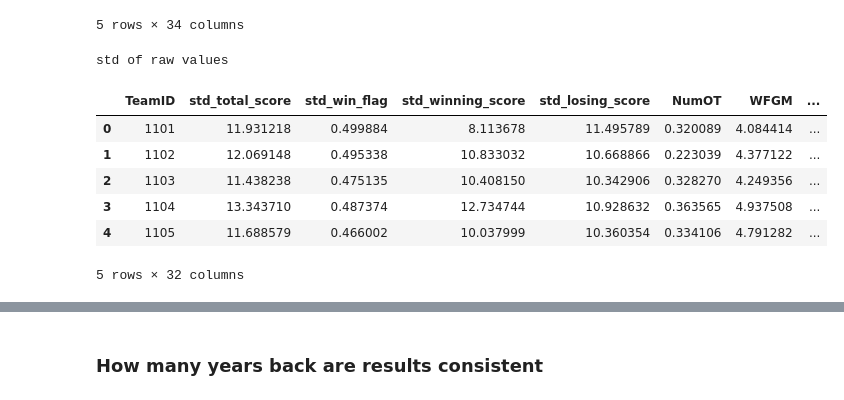
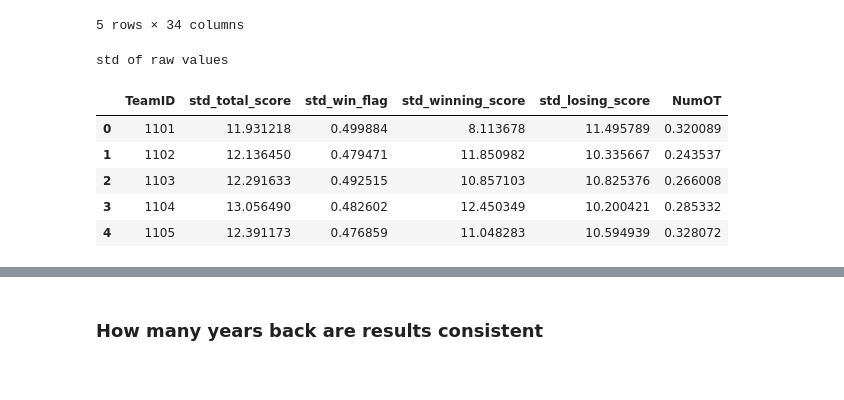
Before and after one commit to fantasy2fry/march-ml-madness-2025, a Jupyter notebook: src/sebislaw/EDA.ipynb, the cells around one changed output, grey strips where cells are left out. Saved outputs shown, nothing was run; the diff lists cells and outputs as text; code cells hidden in the pictures.

```diff
--- a/src/sebislaw/EDA Sebislaw.ipynb
+++ b/src/sebislaw/EDA.ipynb
@@ -880,41 +880,40 @@ losses_df['win_flag'] = 0
 # Concatenate wins and losses into a single DataFrame
 long_df = pd.concat([wins_df, losses_df], ignore_index=True)
 
 # Step 3: Compute standard deviation on raw game data for each team (ignoring Season)
 
 # Overall standard deviation of the score (from all games)
 std_total_score = long_df.groupby('TeamID')['Score'].std().reset_index().rename(columns={'Score': 'std_total_score'})
 
 # Standard deviation of win indicator (binary: 1 for win, 0 for loss)
 std_win_flag = long_df.groupby('TeamID')['win_flag'].std().reset_index().rename(columns={'win_flag': 'std_win_flag'})
 
 # Standard deviation of winning scores (only on wins)
 std_winning_score = wins_df.groupby('TeamID')['Score'].std().reset_index().rename(columns={'Score': 'std_winning_score'})
 
 # Standard deviation of losing scores (only on losses)
 std_losing_score = losses_df.groupby('TeamID')['Score'].std().reset_index().rename(columns={'Score': 'std_losing_score'})
 
 # Standard deviations for the extra columns (from 'NumOT' onward) across all games
 std_extra = long_df.groupby('TeamID')[extra_columns].std().reset_index()
 
 # Merge all standard deviation calculations on TeamID (ignoring Season)
 raw_std_in_seasonstd_df = std_total_score.merge(std_win_flag, on='TeamID', how='outer') \
     .merge(std_winning_score, on='TeamID', how='outer') \
     .merge(std_losing_score, on='TeamID', how='outer') \
     .merge(std_extra, on='TeamID', how='outer')
 
 print('std of raw values')
 # raw_std_df now contains TeamID and the standard deviations of the raw data metrics.
-std_in_season.head()
+raw_std_in_seasonstd_df.head()
 # %% [output]
 std of raw values
-|  | TeamID | std_total_score | std_win_flag | std_winning_score | std_losing_score | NumOT | WFGM | ... |
-| 0 | 1101 | 11.931218 | 0.499884 | 8.113678 | 11.495789 | 0.320089 | 4.084414 | ... |
-| 1 | 1102 | 12.069148 | 0.495338 | 10.833032 | 10.668866 | 0.223039 | 4.377122 | ... |
-| 2 | 1103 | 11.438238 | 0.475135 | 10.408150 | 10.342906 | 0.328270 | 4.249356 | ... |
-| 3 | 1104 | 13.343710 | 0.487374 | 12.734744 | 10.928632 | 0.363565 | 4.937508 | ... |
-| 4 | 1105 | 11.688579 | 0.466002 | 10.037999 | 10.360354 | 0.334106 | 4.791282 | ... |
+|  | TeamID | std_total_score | std_win_flag | std_winning_score | std_losing_score | NumOT |
+| 0 | 1101 | 11.931218 | 0.499884 | 8.113678 | 11.495789 | 0.320089 |
+| 1 | 1102 | 12.136450 | 0.479471 | 11.850982 | 10.335667 | 0.243537 |
+| 2 | 1103 | 12.291633 | 0.492515 | 10.857103 | 10.825376 | 0.266008 |
+| 3 | 1104 | 13.056490 | 0.482602 | 12.450349 | 10.200421 | 0.285332 |
+| 4 | 1105 | 12.391173 | 0.476859 | 11.048283 | 10.594939 | 0.328072 |
-5 rows × 32 columns
 # %%
 # Group by TeamID and compute standard deviation (ignoring Season)
 std_mean_season = final_df.groupby('TeamID').std().reset_index()
```
Also changed, not shown: parts of 8 cells of this notebook, 2 other files.
